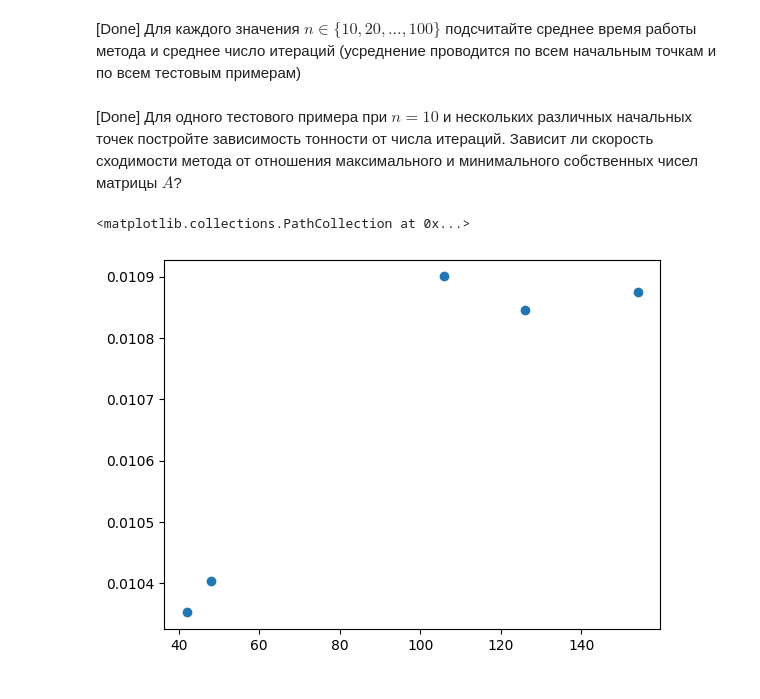
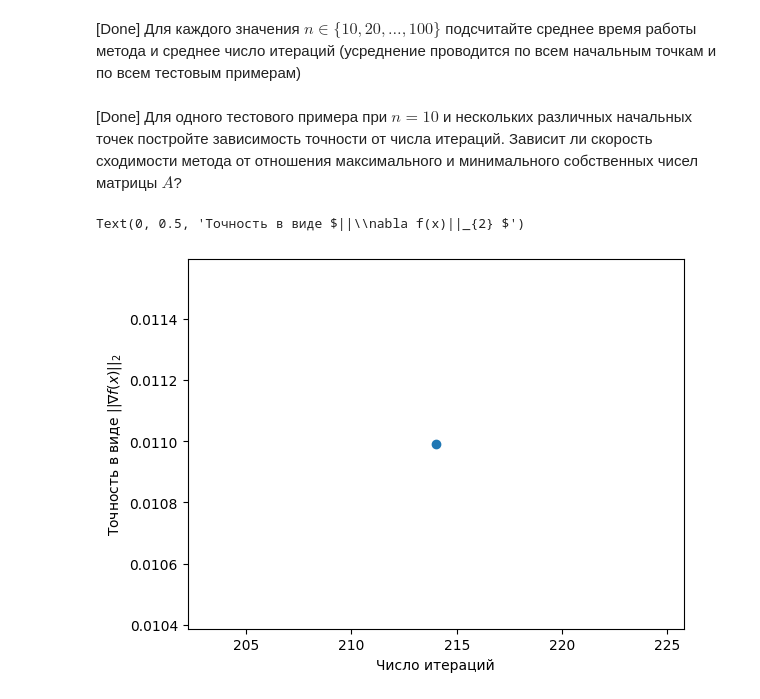
Before and after one commit to alexgiving/optimization, a Jupyter notebook: gradient_descent.ipynb, the cells around one changed output. Cells and saved outputs as stored; diff of their text form; code cells hidden in the pictures.

```diff
--- a/gradient_descent.ipynb
+++ b/gradient_descent.ipynb
@@ -135,7 +135,7 @@ test_data = generate_data(
     max_dim=10,
     step_dim=10,
     num_test_cases=100,
-    num_experiments=100
+    num_experiments=1
     )
 # %%
 float_calculation_tol = 1e-6
@@ -272,14 +271,17 @@ KeyboardInterrupt:
 # %% [markdown]
 [Done] Для каждого значения $n \in \{10,20,\dots,100\}$ подсчитайте среднее время работы метода и среднее число итераций (усреднение проводится по всем начальным точкам и по всем тестовым примерам)
 # %% [markdown]
-[Done] Для одного тестового примера при $n = 10$ и нескольких различных начальных точек постройте зависимость тонности от числа итераций. Зависит ли скорость сходимости метода от отношения максимального и минимального собственных чисел матрицы $A$?
+[Done] Для одного тестового примера при $n = 10$ и нескольких различных начальных точек постройте зависимость точности от числа итераций. Зависит ли скорость сходимости метода от отношения максимального и минимального собственных чисел матрицы $A$?
 # %%
 test_case = test_data[10][0]
 
-plt.scatter(test_case.num_iterations, test_case.accuracy)
+axes = plt.gca()
+axes.scatter(test_case.num_iterations, test_case.accuracy)
+axes.set_xlabel('Число итераций')
+axes.set_ylabel('Точность в виде $||\\nabla f(x)||_{2} $')
 # %% [output]
-<matplotlib.collections.PathCollection at 0x...>
+Text(0, 0.5, 'Точность в виде $||\\nabla f(x)||_{2} $')
-[figure, old version]
+[figure, new version]
 # %%
 data_x = []
 data_y = []
```
Also changed, not shown: parts of 2 cells of this notebook.
